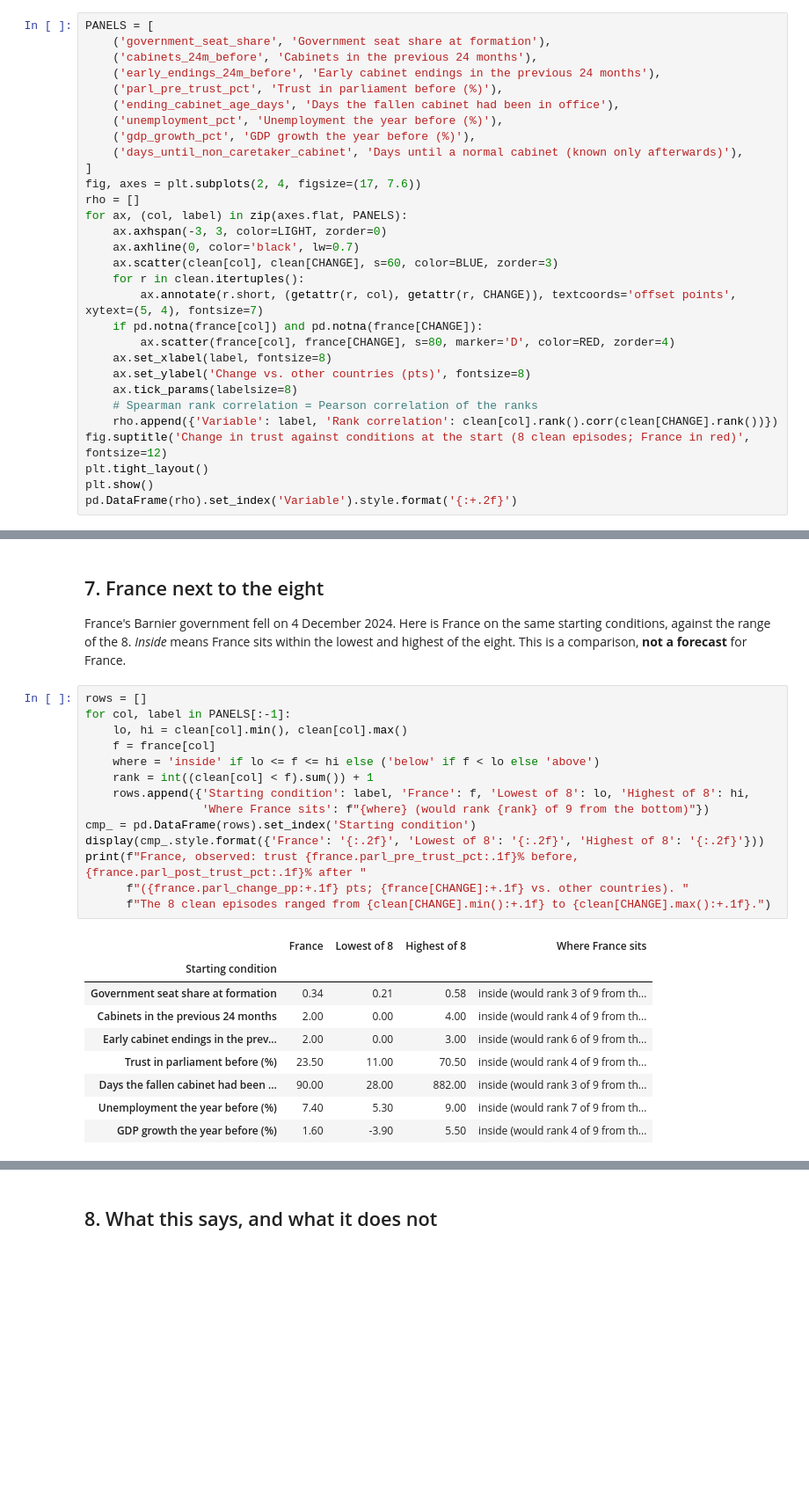
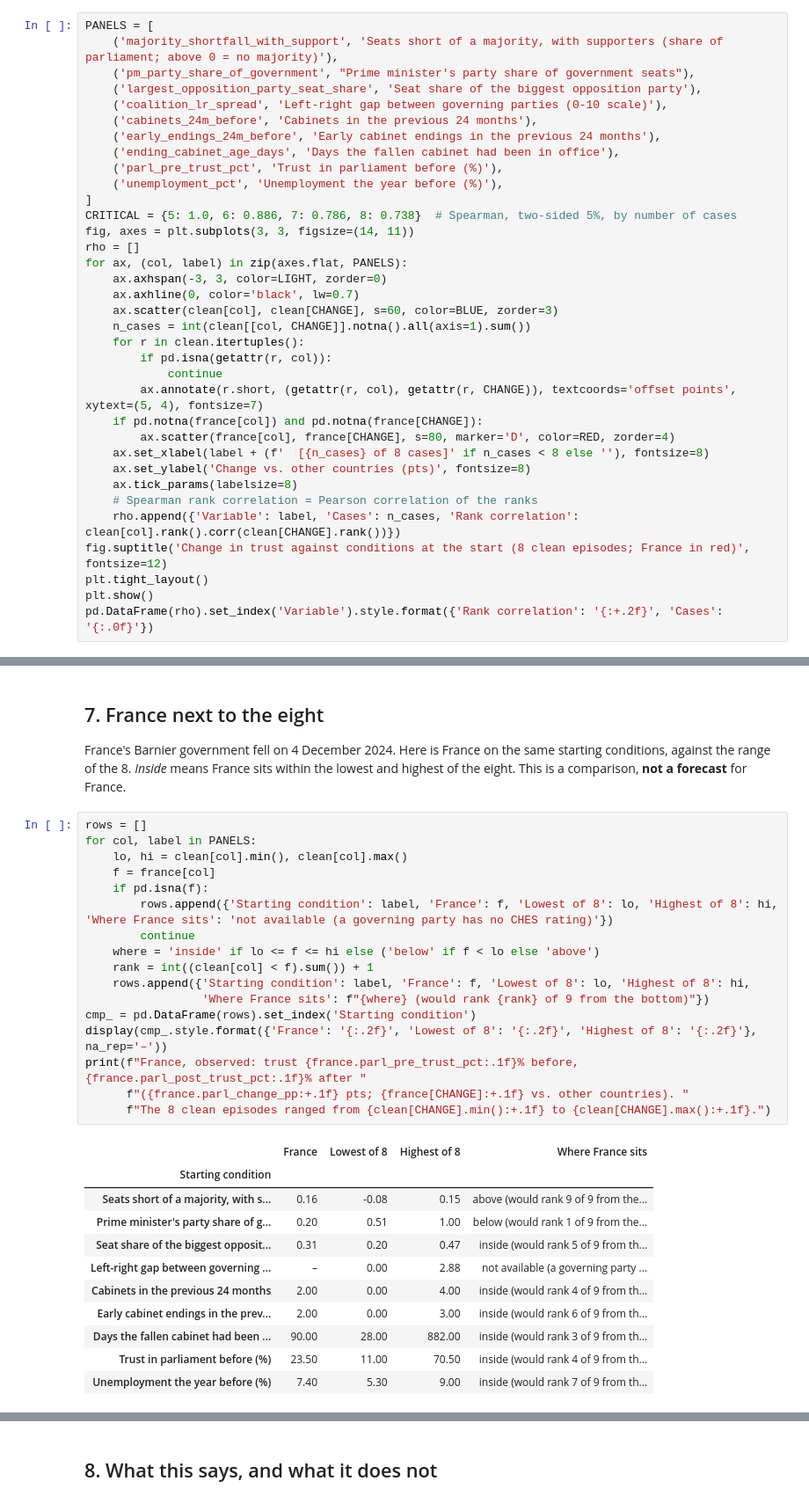
Before and after one commit to Ludusm11/democracy_stress_test, a Jupyter notebook: notebooks/Shock_1_gov_collapse.ipynb, the cells around one changed output, grey strips where cells are left out. Shown at 88% size. Cells and saved outputs as stored; diff of their text form; blank space fills up the shorter version.

```diff
--- a/notebooks/Shock_1_gov_collapse.ipynb
+++ b/notebooks/Shock_1_gov_collapse.ipynb
@@ -175,31 +177,36 @@ Each panel plots one thing known **when the government fell** against the change
 # %%
 PANELS = [
-    ('government_seat_share', 'Government seat share at formation'),
+    ('majority_shortfall_with_support', 'Seats short of a majority, with supporters (share of parliament; above 0 = no majority)'),
+    ('pm_party_share_of_government', "Prime minister's party share of government seats"),
+    ('largest_opposition_party_seat_share', 'Seat share of the biggest opposition party'),
+    ('coalition_lr_spread', 'Left-right gap between governing parties (0-10 scale)'),
     ('cabinets_24m_before', 'Cabinets in the previous 24 months'),
     ('early_endings_24m_before', 'Early cabinet endings in the previous 24 months'),
+    ('ending_cabinet_age_days', 'Days the fallen cabinet had been in office'),
     ('parl_pre_trust_pct', 'Trust in parliament before (%)'),
-    ('ending_cabinet_age_days', 'Days the fallen cabinet had been in office'),
     ('unemployment_pct', 'Unemployment the year before (%)'),
-    ('gdp_growth_pct', 'GDP growth the year before (%)'),
-    ('days_until_non_caretaker_cabinet', 'Days until a normal cabinet (known only afterwards)'),
 ]
-fig, axes = plt.subplots(2, 4, figsize=(17, 7.6))
+CRITICAL = {5: 1.0, 6: 0.886, 7: 0.786, 8: 0.738}  # Spearman, two-sided 5%, by number of cases
+fig, axes = plt.subplots(3, 3, figsize=(14, 11))
 rho = []
 for ax, (col, label) in zip(axes.flat, PANELS):
     ax.axhspan(-3, 3, color=LIGHT, zorder=0)
     ax.axhline(0, color='black', lw=0.7)
     ax.scatter(clean[col], clean[CHANGE], s=60, color=BLUE, zorder=3)
+    n_cases = int(clean[[col, CHANGE]].notna().all(axis=1).sum())
     for r in clean.itertuples():
+        if pd.isna(getattr(r, col)):
+            continue
         ax.annotate(r.short, (getattr(r, col), getattr(r, CHANGE)), textcoords='offset points', xytext=(5, 4), fontsize=7)
     if pd.notna(france[col]) and pd.notna(france[CHANGE]):
         ax.scatter(france[col], france[CHANGE], s=80, marker='D', color=RED, zorder=4)
-    ax.set_xlabel(label, fontsize=8)
+    ax.set_xlabel(label + (f'  [{n_cases} of 8 cases]' if n_cases < 8 else ''), fontsize=8)
     ax.set_ylabel('Change vs. other countries (pts)', fontsize=8)
     ax.tick_params(labelsize=8)
     # Spearman rank correlation = Pearson correlation of the ranks
-    rho.append({'Variable': label, 'Rank correlation': clean[col].rank().corr(clean[CHANGE].rank())})
+    rho.append({'Variable': label, 'Cases': n_cases, 'Rank correlation': clean[col].rank().corr(clean[CHANGE].rank())})
 fig.suptitle('Change in trust against conditions at the start (8 clean episodes; France in red)', fontsize=12)
 plt.tight_layout()
 plt.show()
-pd.DataFrame(rho).set_index('Variable').style.format('{:+.2f}')
+pd.DataFrame(rho).set_index('Variable').style.format({'Rank correlation': '{:+.2f}', 'Cases': '{:.0f}'})
 # %% [output]
@@ -256,28 +265,33 @@ o.style.format({c: '{:+.1f}' for c in o.columns if c != 'Next election'}, na_rep
 France's Barnier government fell on 4 December 2024. Here is France on the same starting conditions, against the range of the 8. *Inside* means France sits within the lowest and highest of the eight. This is a comparison, **not a forecast** for France.
 # %%
 rows = []
-for col, label in PANELS[:-1]:
+for col, label in PANELS:
     lo, hi = clean[col].min(), clean[col].max()
     f = france[col]
+    if pd.isna(f):
+        rows.append({'Starting condition': label, 'France': f, 'Lowest of 8': lo, 'Highest of 8': hi, 'Where France sits': 'not available (a governing party has no CHES rating)'})
+        continue
     where = 'inside' if lo <= f <= hi else ('below' if f < lo else 'above')
     rank = int((clean[col] < f).sum()) + 1
     rows.append({'Starting condition': label, 'France': f, 'Lowest of 8': lo, 'Highest of 8': hi,
                  'Where France sits': f"{where} (would rank {rank} of 9 from the bottom)"})
 cmp_ = pd.DataFrame(rows).set_index('Starting condition')
-display(cmp_.style.format({'France': '{:.2f}', 'Lowest of 8': '{:.2f}', 'Highest of 8': '{:.2f}'}))
+display(cmp_.style.format({'France': '{:.2f}', 'Lowest of 8': '{:.2f}', 'Highest of 8': '{:.2f}'}, na_rep='–'))
 print(f"France, observed: trust {france.parl_pre_trust_pct:.1f}% before, {france.parl_post_trust_pct:.1f}% after "
       f"({france.parl_change_pp:+.1f} pts; {france[CHANGE]:+.1f} vs. other countries). "
       f"The 8 clean episodes ranged from {clean[CHANGE].min():+.1f} to {clean[CHANGE].max():+.1f}.")
 # %% [output]
 |  | France | Lowest of 8 | Highest of 8 | Where France sits |
 | Starting condition |  |  |  |  |
-| Government seat share at formation | 0.34 | 0.21 | 0.58 | inside (would rank 3 of 9 from th... |
+| Seats short of a majority, with s... | 0.16 | -0.08 | 0.15 | above (would rank 9 of 9 from the... |
+| Prime minister's party share of g... | 0.20 | 0.51 | 1.00 | below (would rank 1 of 9 from the... |
+| Seat share of the biggest opposit... | 0.31 | 0.20 | 0.47 | inside (would rank 5 of 9 from th... |
+| Left-right gap between governing ... | – | 0.00 | 2.88 | not available (a governing party ... |
 | Cabinets in the previous 24 months | 2.00 | 0.00 | 4.00 | inside (would rank 4 of 9 from th... |
 | Early cabinet endings in the prev... | 2.00 | 0.00 | 3.00 | inside (would rank 6 of 9 from th... |
+| Days the fallen cabinet had been ... | 90.00 | 28.00 | 882.00 | inside (would rank 3 of 9 from th... |
 | Trust in parliament before (%) | 23.50 | 11.00 | 70.50 | inside (would rank 4 of 9 from th... |
-| Days the fallen cabinet had been ... | 90.00 | 28.00 | 882.00 | inside (would rank 3 of 9 from th... |
 | Unemployment the year before (%) | 7.40 | 5.30 | 9.00 | inside (would rank 7 of 9 from th... |
-| GDP growth the year before (%) | 1.60 | -3.90 | 5.50 | inside (would rank 4 of 9 from th... |
 France, observed: trust 23.5% before, 24.0% after (+0.5 pts; -0.7 vs. other countries). The 8 clean episodes ranged from -8.1 to +5.0.
 # %% [markdown]
 ## 8. What this says, and what it does not
```
Also changed, not shown: parts of 38 cells of this notebook, 10 other files.
